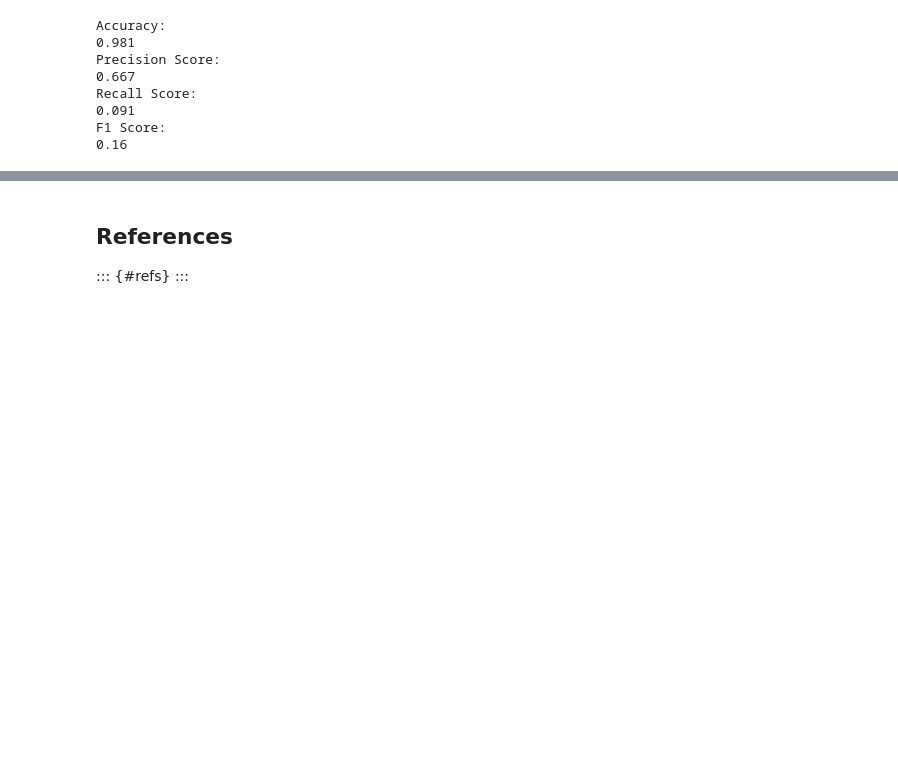
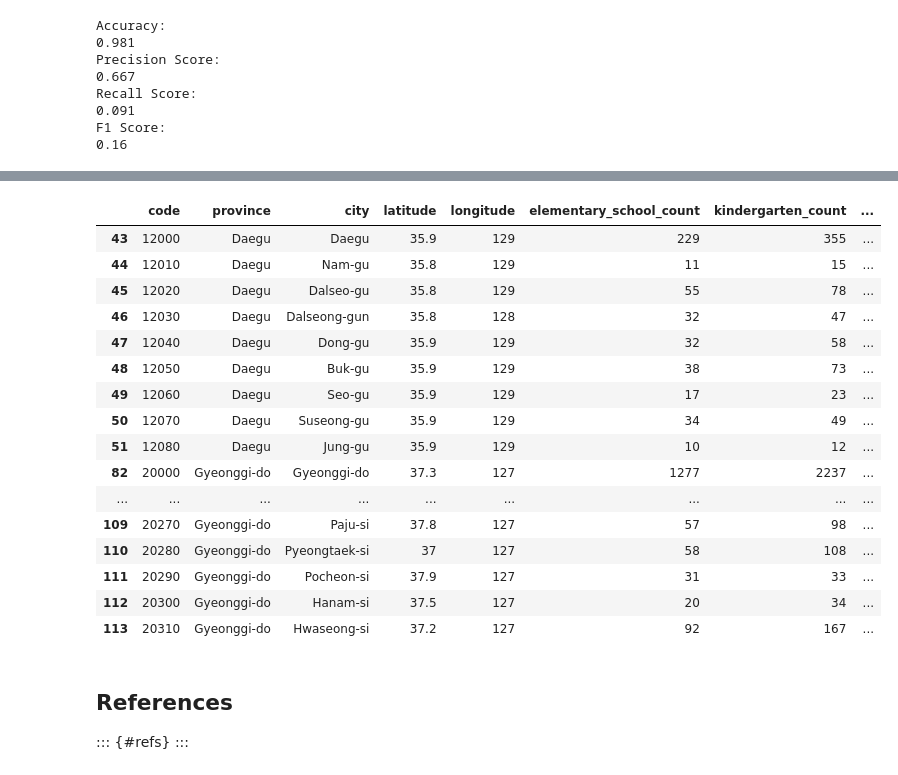
Before and after one commit to gediminas-skvarnavicius/s-korea-covid-19-analysis, a Jupyter notebook: analysis.ipynb, the cells around one changed output, grey strips where cells are left out. Saved outputs shown, nothing was run; the diff lists cells and outputs as text; code cells hidden in the pictures; blank space fills up the shorter version.

```diff
--- a/analysis.ipynb
+++ b/analysis.ipynb
@@ -989,3 +1024,23 @@ F1 Score:
+# %%
+data['Region'].loc[data['Region']['province'].isin(['Daegu','Gyeonggi-do'])]
+# %% [output]
+|  | code | province | city | latitude | longitude | elementary_school_count | kindergarten_count | ... |
+| 43 | 12000 | Daegu | Daegu | 35.9 | 129 | 229 | 355 | ... |
+| 44 | 12010 | Daegu | Nam-gu | 35.8 | 129 | 11 | 15 | ... |
+| 45 | 12020 | Daegu | Dalseo-gu | 35.8 | 129 | 55 | 78 | ... |
+| 46 | 12030 | Daegu | Dalseong-gun | 35.8 | 128 | 32 | 47 | ... |
+| 47 | 12040 | Daegu | Dong-gu | 35.9 | 129 | 32 | 58 | ... |
+| 48 | 12050 | Daegu | Buk-gu | 35.9 | 129 | 38 | 73 | ... |
+| 49 | 12060 | Daegu | Seo-gu | 35.9 | 129 | 17 | 23 | ... |
+| 50 | 12070 | Daegu | Suseong-gu | 35.9 | 129 | 34 | 49 | ... |
+| 51 | 12080 | Daegu | Jung-gu | 35.9 | 129 | 10 | 12 | ... |
+| 82 | 20000 | Gyeonggi-do | Gyeonggi-do | 37.3 | 127 | 1277 | 2237 | ... |
+| ... | ... | ... | ... | ... | ... | ... | ... | ... |
+| 109 | 20270 | Gyeonggi-do | Paju-si | 37.8 | 127 | 57 | 98 | ... |
+| 110 | 20280 | Gyeonggi-do | Pyeongtaek-si | 37 | 127 | 58 | 108 | ... |
+| 111 | 20290 | Gyeonggi-do | Pocheon-si | 37.9 | 127 | 31 | 33 | ... |
+| 112 | 20300 | Gyeonggi-do | Hanam-si | 37.5 | 127 | 20 | 34 | ... |
+| 113 | 20310 | Gyeonggi-do | Hwaseong-si | 37.2 | 127 | 92 | 167 | ... |
 # %% [markdown]
 ## References
 
```
Also changed, not shown: parts of 18 cells of this notebook, 1 other file.
